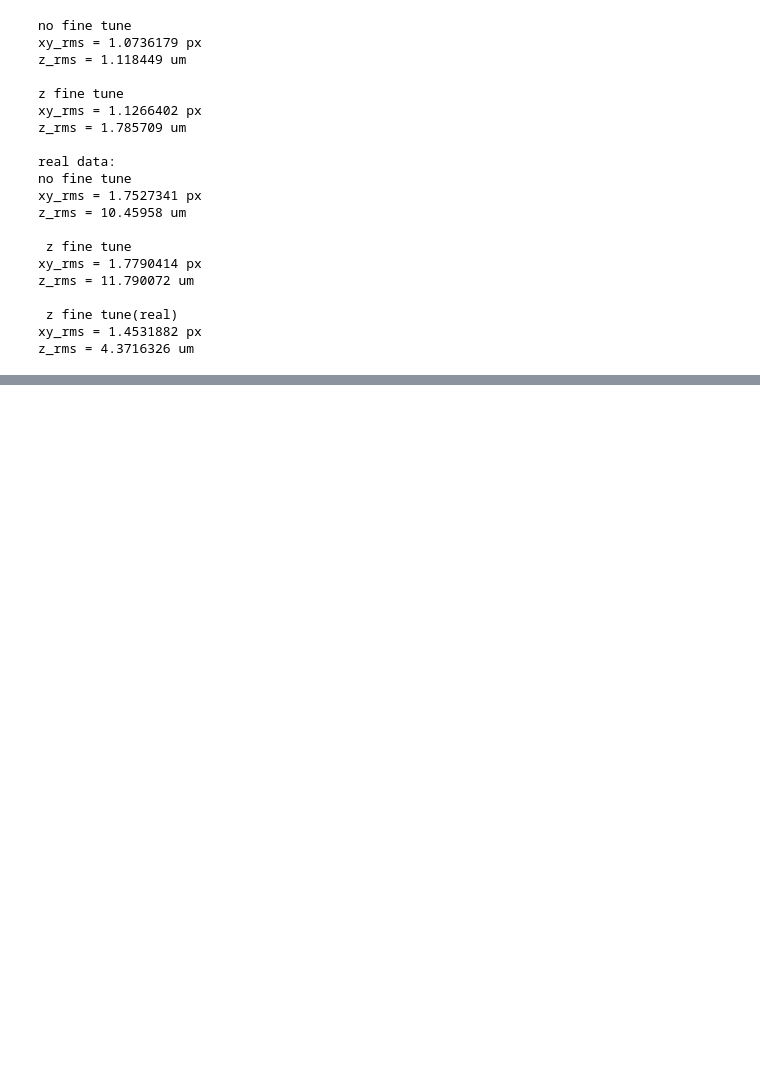
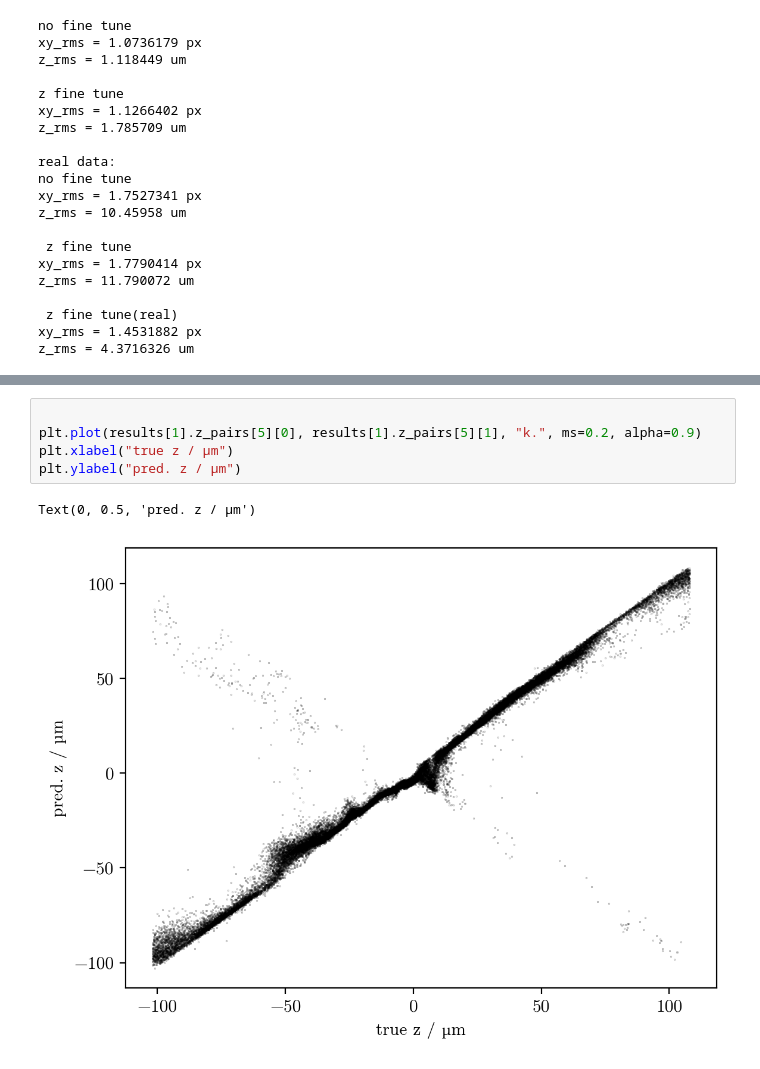
Before and after one commit to till-robert/YOLOtrack11, a Jupyter notebook: notebooks/zaxis_val.ipynb, the cells around one changed output, grey strips where cells are left out. Drawn from its saved outputs; the diff is of its cells as text; blank space fills up the shorter version.

```diff
--- a/notebooks/zaxis_val.ipynb
+++ b/notebooks/zaxis_val.ipynb
@@ -283,0 +336,8 @@ z_rms = 4.3716326 um
+# %%
+
+plt.plot(results[1].z_pairs[5][0], results[1].z_pairs[5][1], "k.", ms=0.2, alpha=0.9)
+plt.xlabel("true z / µm")
+plt.ylabel("pred. z / µm")
+# %% [output]
+Text(0, 0.5, 'pred. z / µm')
+[figure, added]
```
Also changed, not shown: parts of 1 cell of this notebook, 1 other file.
